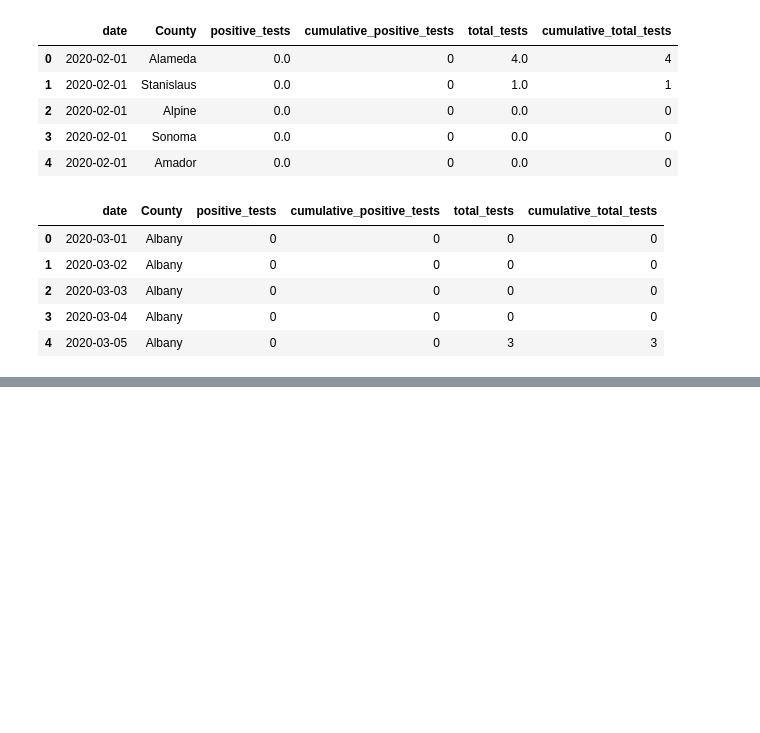
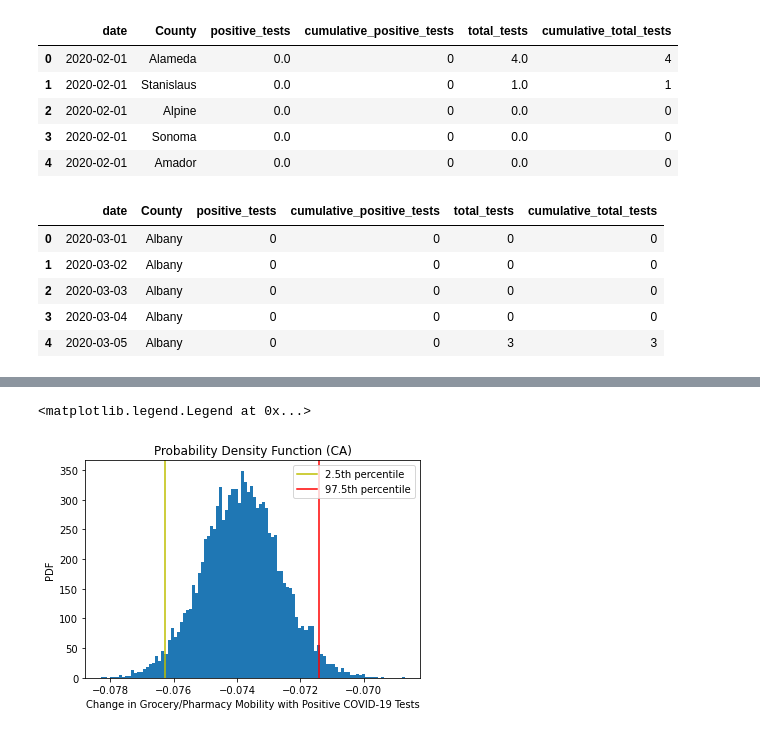
Before and after one commit to pkargupta/mobo102, a Jupyter notebook: [Data C102] Final Project Q2.ipynb, the cells around one changed output, grey strips where cells are left out. Drawn from its saved outputs; the diff is of its cells as text; code cells hidden in the pictures; blank space fills up the shorter version.

```diff
--- a/[Data C102] Final Project Q2.ipynb
+++ b/[Data C102] Final Project Q2.ipynb
@@ -299,0 +356,15 @@ Text(0.5, 1.0, 'Impact of Positive Cases on Residential Mobility (CA)')
+# %%
+# Plot the PDF for bootstrap replicates as histogram
+plt.hist(bs_replicates_ca_groc,bins=100,density=True)
+
+# Showing the related percentiles
+plt.axvline(x=np.percentile(bs_replicates_ca_groc,[2.5]), ymin=0, ymax=1,label='2.5th percentile',c='y')
+plt.axvline(x=np.percentile(bs_replicates_ca_groc,[97.5]), ymin=0, ymax=1,label='97.5th percentile',c='r')
+
+plt.xlabel("Change in Grocery/Pharmacy Mobility with Positive COVID-19 Tests")
+plt.ylabel("PDF")
+plt.title("Probability Density Function (CA)")
+plt.legend()
+# %% [output]
+<matplotlib.legend.Legend at 0x...>
+[figure, added]
```
Also changed, not shown: parts of 38 cells of this notebook.
